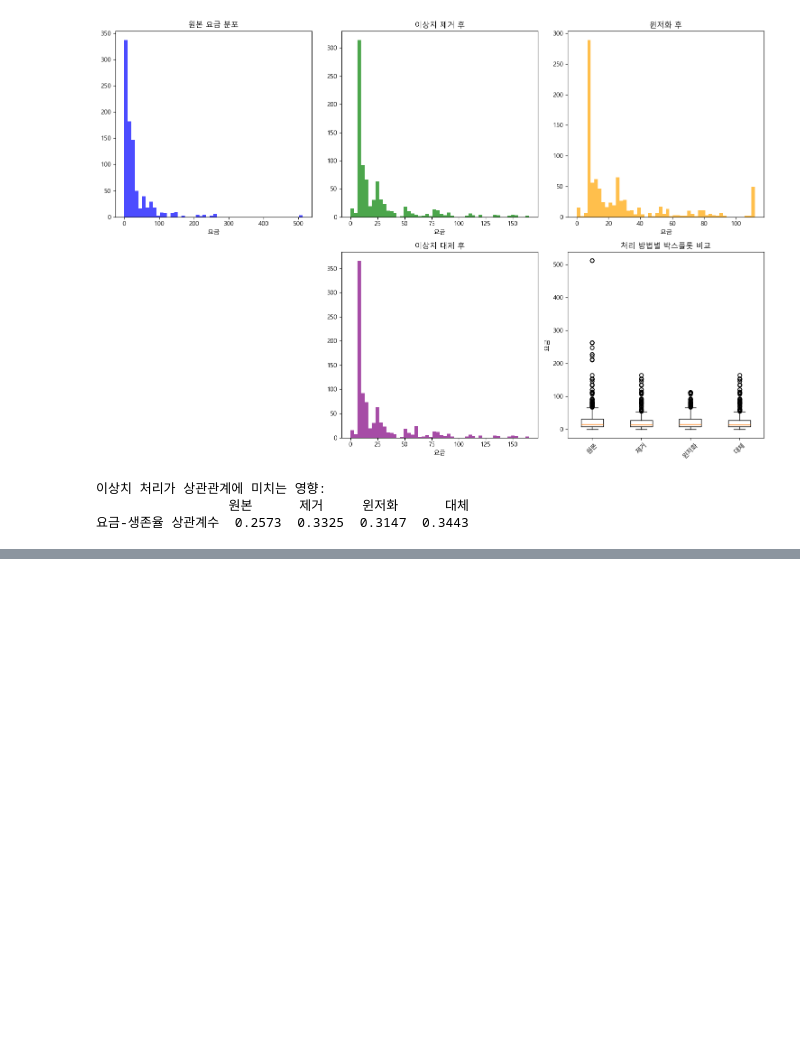
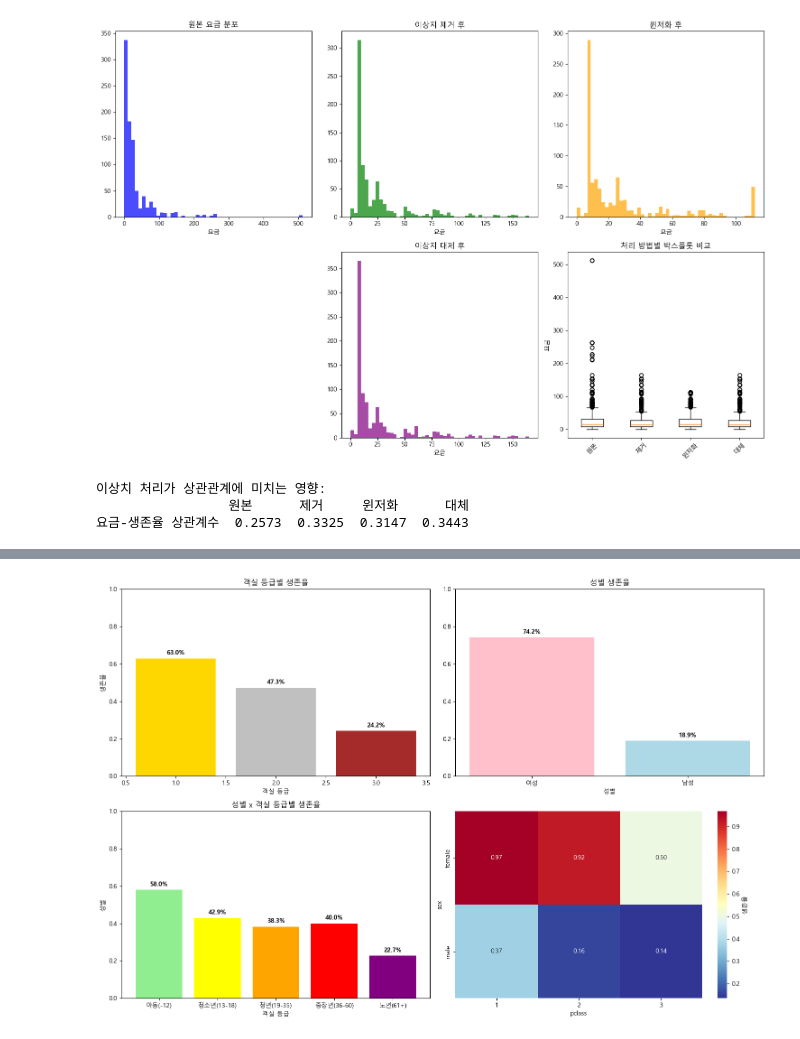
Before and after one commit to ming2tofu33/TIL, a Jupyter notebook: DataAnalysis/titanic.ipynb, the cells around one changed output, grey strips where cells are left out. Saved outputs shown, nothing was run; the diff lists cells and outputs as text; code cells hidden in the pictures; blank space fills up the shorter version.

```diff
--- a/DataAnalysis/titanic.ipynb
+++ b/DataAnalysis/titanic.ipynb
@@ -593,0 +816,18 @@ print(correlation_comparison.round(4))
+# %%
+print('===객실 등급별 생존율===')
+for idx, row in pclass_survival.iterrows():
+    print(f'{idx}등급: {row['mean']:.1%} - {row['sum'].astype(int)} / {row['count'].astype(int)}명')
+print()
+
+print('===성별 생존율===')
+for idx, row in sex_survival.iterrows():
+    print(f'{idx}: {row['mean']:.1%} - {row['sum'].astype(int)} / {row['count'].astype(int)}명')
+print()
+
+print('===연련대별 생존율===')
+for idx, row in age_survival.iterrows():
+    print(f'{idx}: {row['mean']:.1%} - {row['sum'].astype(int)} / {row['count'].astype(int)}명')
+print()
+
+print('===성별 & 객실 등급 교차분석===')
+print(survival_ct.round(3) * 100)
@@ -593,0 +852,52 @@ print(correlation_comparison.round(4))
+# %%
+# 시각화
+fig, axes = plt.subplots(2, 2, figsize=(15, 10))
+
+a1, a2, a3, a4 = axes[0, 0], axes[0, 1], axes[1, 0], axes[1, 1]
+
+# 객실 등급별 생존율
+a1.bar(pclass_survival.index, pclass_survival['mean'], color=['gold', 'silver', 'brown'])
+a1.set_title('객실 등급별 생존율')
+a1.set_xlabel('객실 등급')
+a1.set_ylabel('생존율')
+a1.set_ylim(0, 1)
+
+for idx, value in enumerate(pclass_survival['mean'], 1):
+    a1.text(idx, value + 0.02, f'{value:.1%}', ha='center', fontweight='bold')
+
+
+# 성별 생존율
+a2.bar(range(len(sex_survival)), sex_survival['mean'], color=['pink', 'lightblue'])
+a2.set_title('성별 생존율')
+a2.set_xlabel('성별')
+a2.set_xticklabels(['여성','남성'])
+a2.set_xticks(range(len(sex_survival)))
+a2.set_ylim(0, 1)
+
+for idx, value in enumerate(sex_survival['mean']):
+    a2.text(idx, value + 0.02, f'{value:.1%}', ha='center', fontweight='bold')
+
+
+# 성별 생존율
+a3.bar(range(len(age_survival)), age_survival['mean'], color=['lightgreen', 'yellow', 'orange', 'red', 'purple'])
+a3.set_title('연령대별 생존율')
+a3.set_xlabel('연령대')
+a3.set_ylabel('생존율')
+a3.set_xticklabels(age_survival.index)
+a3.set_xticks(range(len(age_survival)))
+a3.set_ylim(0, 1)
+
+for idx, value in enumerate(age_survival['mean']):
+    a3.text(idx, value + 0.02, f'{value:.1%}', ha='center', fontweight='bold')
+
+
+# 성별 x 객실 등급별 생존율
+sns.heatmap(survival_ct, annot=True, fmt='.2f', cmap='RdYlBu_r', ax=a4, cbar_kws={'label': '생존율'})
+a3.set_title('성별 x 객실 등급별 생존율')
+a3.set_xlabel('객실 등급')
+a3.set_ylabel('성별')
+
+plt.tight_layout()
+plt.show()
+# %% [output]
+[figure, added]
```
Also changed, not shown: parts of 16 cells of this notebook, 3 other files.
